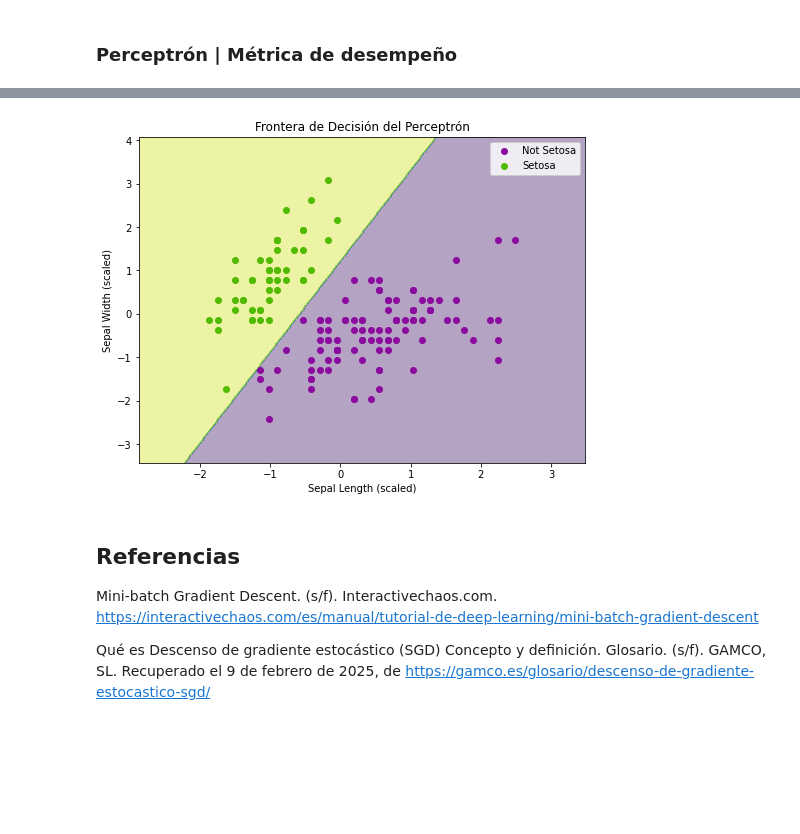
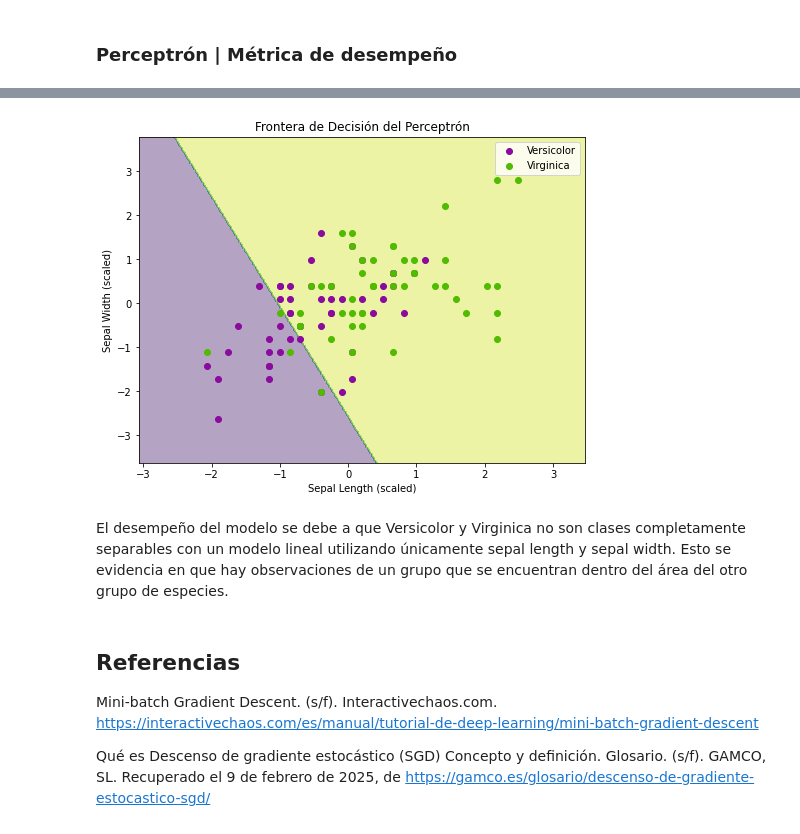
Before and after one commit to FabianKel/LAB3-IA, a Jupyter notebook: LAB3-IA.ipynb, the cells around one changed output, grey strips where cells are left out. Cells and saved outputs as stored; diff of their text form; code cells hidden in the pictures; blank space fills up the shorter version.

Commit message:
used different groups for perceptron model

```diff
--- a/LAB3-IA.ipynb
+++ b/LAB3-IA.ipynb
@@ -290,16 +290,21 @@ iris = load_iris()
 # sepal length y sepal width
 X = iris.data[:, [0, 1]]
 
-# Convertir a clasificación binaria: Setosa (1) vs Others (0)
-y = (iris.target == 0).astype(int)
+# Filtrar Versicolor (1) y Virginica (2)
+mask = (iris.target == 1) | (iris.target == 2)
+X = X[mask]
+y = iris.target[mask]
 
-# Visualizar los datos sin procesar
+# Convertir las etiquetas a binario: Versicolor (0) y Virginica (1)
+y = (y == 2).astype(int)
+
+# Visualización
 plt.figure(figsize=(8, 6))
-plt.scatter(X[y == 0, 0], X[y == 0, 1], color='#24d149', label='Not Setosa')
-plt.scatter(X[y == 1, 0], X[y == 1, 1], color='#0fe5c4', label='Setosa')
+plt.scatter(X[y == 0, 0], X[y == 0, 1], color='#24d149', label='Versicolor')
+plt.scatter(X[y == 1, 0], X[y == 1, 1], color='#0fe5c4', label='Virginica')
 plt.xlabel('Sepal Length')
 plt.ylabel('Sepal Width')
-plt.title('Iris Dataset (antes de escalar)')
+plt.title('Distribución de Versicolor vs. Virginica')
 plt.legend()
 plt.show()
 # %% [output]
@@ -397,26 +402,28 @@ El uso de métrica de desempeño fue accuracy, debido a que es más preciso al t
 # %%
 # Crear una malla para visualizar la frontera de decisión
 x_min, x_max = X_scaled[:, 0].min() - 1, X_scaled[:, 0].max() + 1
 y_min, y_max = X_scaled[:, 1].min() - 1, X_scaled[:, 1].max() + 1
 xx, yy = np.meshgrid(np.arange(x_min, x_max, 0.02),
-                     np.arange(y_min, y_max, 0.02))
+                    np.arange(y_min, y_max, 0.02))
 
 # Predicciones en la malla
 Z = perceptron.predict(np.c_[xx.ravel(), yy.ravel()])
 Z = Z.reshape(xx.shape)
 
 # Grafica
 plt.figure(figsize=(8, 6))
 plt.contourf(xx, yy, Z, alpha=0.4)
-plt.scatter(X_scaled[y == 0, 0], X_scaled[y == 0, 1], color='#8a0b9e', label='Not Setosa')
-plt.scatter(X_scaled[y == 1, 0], X_scaled[y == 1, 1], color='#50bb00', label='Setosa')
+plt.scatter(X_scaled[y == 0, 0], X_scaled[y == 0, 1], color='#8a0b9e', label='Versicolor')
+plt.scatter(X_scaled[y == 1, 0], X_scaled[y == 1, 1], color='#50bb00', label='Virginica')
 plt.xlabel('Sepal Length (scaled)')
 plt.ylabel('Sepal Width (scaled)')
 plt.title('Frontera de Decisión del Perceptrón')
 plt.legend()
 plt.show()
 # %% [output]
-[figure, old version]
+[figure, new version]
+# %% [markdown]
+El desempeño del modelo se debe a que Versicolor y Virginica no son clases completamente separables con un modelo lineal utilizando únicamente sepal length y sepal width. Esto se evidencia en que hay observaciones de un grupo que se encuentran dentro del área del otro grupo de especies.
 # %% [markdown]
 ## Referencias
 
```
Also changed, not shown: parts of 6 cells of this notebook.
